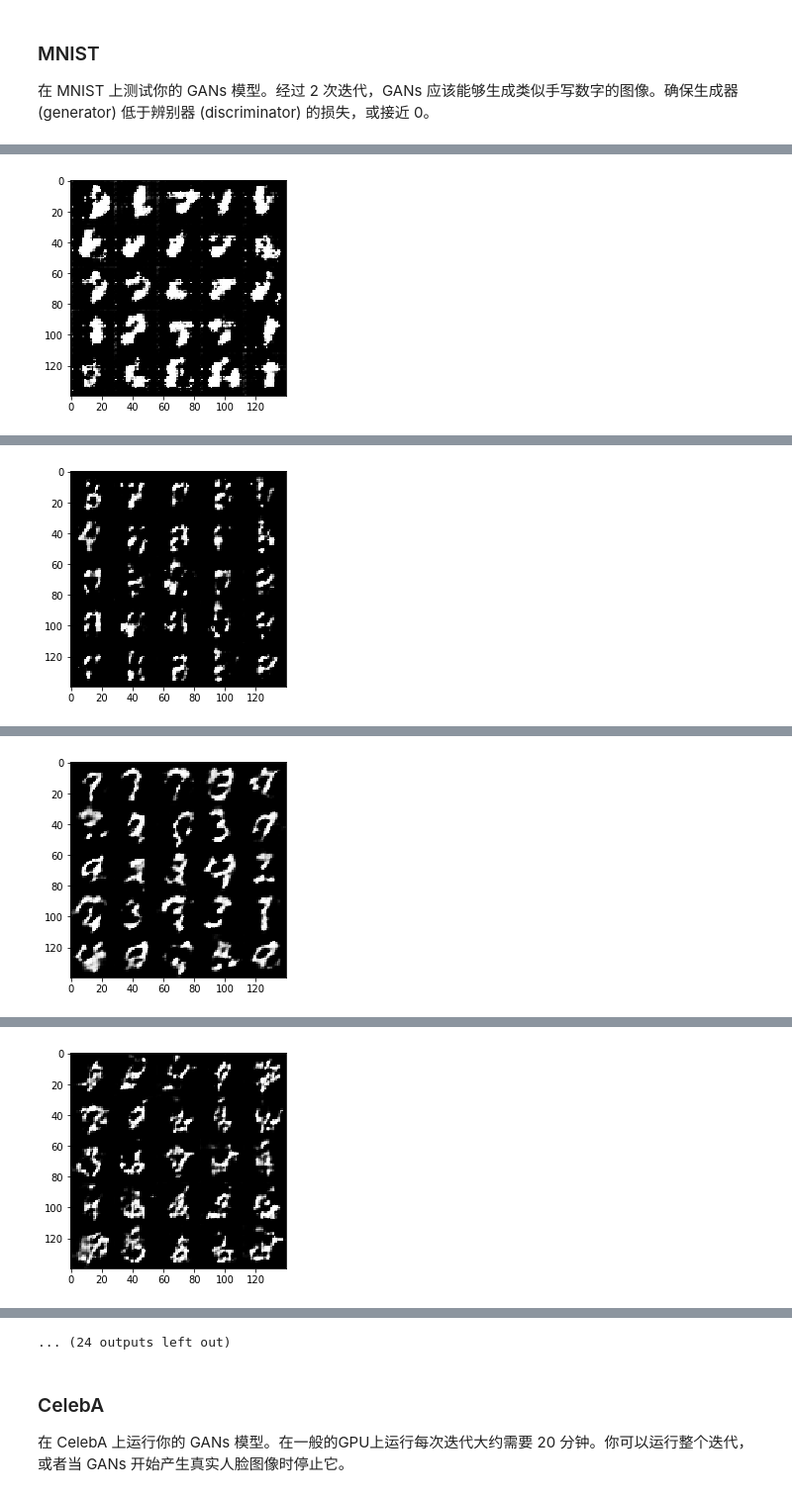
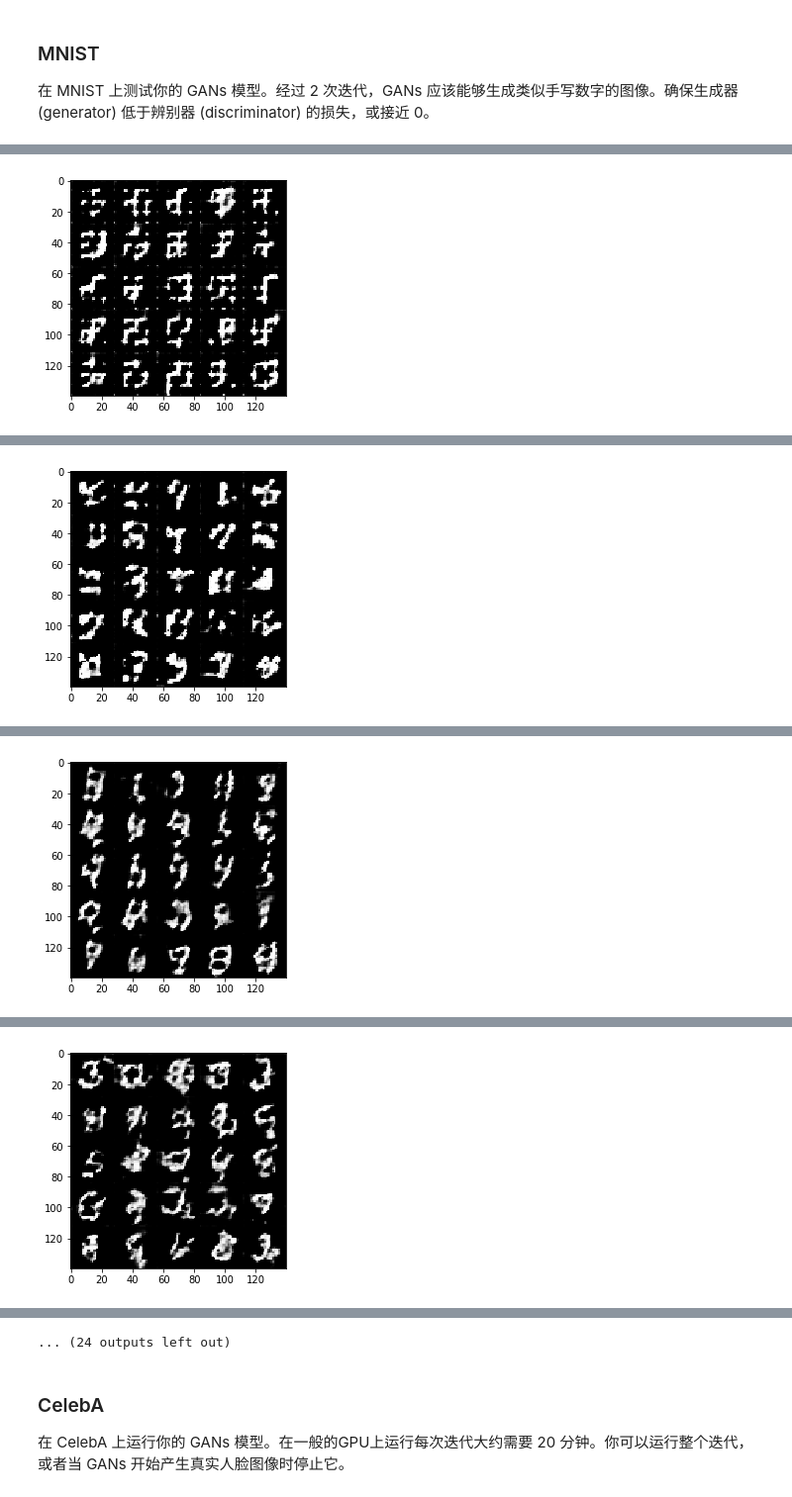
Before and after one commit to JayChen123/uda, a Jupyter notebook: dlnd_face_generation-zh/dlnd_face_generation-zh.ipynb, the cells around one changed output, grey strips where cells are left out. Shown at 99% size. Saved outputs shown, nothing was run; the diff lists cells and outputs as text; code cells hidden in the pictures.

```diff
--- a/dlnd_face_generation-zh/dlnd_face_generation-zh.ipynb
+++ b/dlnd_face_generation-zh/dlnd_face_generation-zh.ipynb
@@ -171,7 +171,7 @@ def discriminator(images, reuse=False):
     with tf.variable_scope('discriminator', reuse=reuse):
         alpha = 0.2
         # input shape 28*28*3
-        conv1 = tf.layers.conv2d(images, filters=64, kernel_size=3, strides=2, padding='same')
+        conv1 = tf.layers.conv2d(images, filters=64, kernel_size=5, strides=2, padding='same')
         act1 = tf.maximum(conv1 * alpha, conv1)
         drop1 = tf.nn.dropout(act1, keep_prob=0.5)
         bn1 = tf.layers.batch_normalization(drop1)
@@ -310,7 +350,7 @@ def model_opt(d_loss, g_loss, learning_rate, beta1):
         g_train_opt = tf.train.AdamOptimizer(learning_rate, beta1=beta1).minimize(g_loss, var_list=g_vars)
         d_train_opt = tf.train.AdamOptimizer(learning_rate, beta1=beta1).minimize(d_loss, var_list=d_vars)
 
-    return (d_train_opt, g_train_opt)
+    return d_train_opt, g_train_opt
 
 """
 DON'T MODIFY ANYTHING IN THIS CELL THAT IS BELOW THIS LINE
@@ -416,9 +456,9 @@ def train(epoch_count, batch_size, z_dim, learning_rate, beta1, get_batches, dat
 在 MNIST 上测试你的 GANs 模型。经过 2 次迭代，GANs 应该能够生成类似手写数字的图像。确保生成器 (generator) 低于辨别器 (discriminator) 的损失，或接近 0。
 # %%
 batch_size = 64
-z_dim = 20
+z_dim = 120
 learning_rate = 0.001
-beta1 = 0.3
+beta1 = 0.5
 
 
 """
@@ -435 +475 @@ Epoch 1/2... Discriminator Loss: 1.7212... Generator Loss: 0.4547
-[figure, old version]
+[figure, new version]
@@ -437 +477 @@ Epoch 1/2... Discriminator Loss: 1.9590... Generator Loss: 0.6836
-[figure, old version]
+[figure, new version]
@@ -439 +479 @@ Epoch 1/2... Discriminator Loss: 1.2982... Generator Loss: 0.7734
-[figure, old version]
+[figure, new version]
@@ -441 +481 @@ Epoch 1/2... Discriminator Loss: 1.3069... Generator Loss: 0.5827
-[figure, old version]
+[figure, new version]
```
Also changed, not shown: parts of 4 cells of this notebook, 2 other files.
